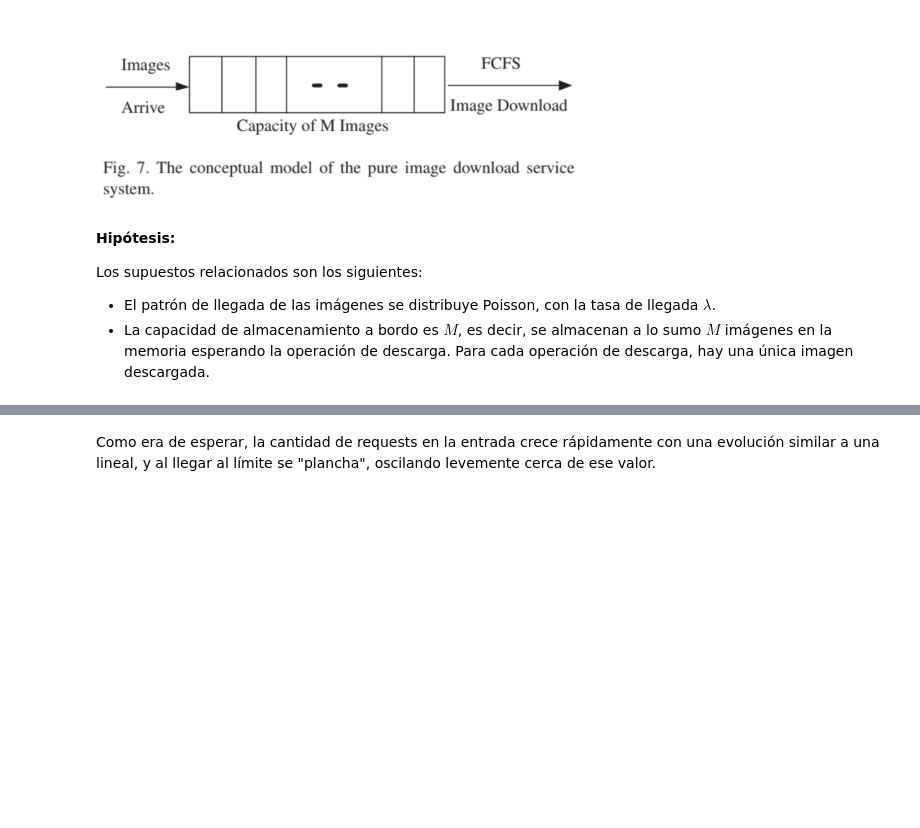
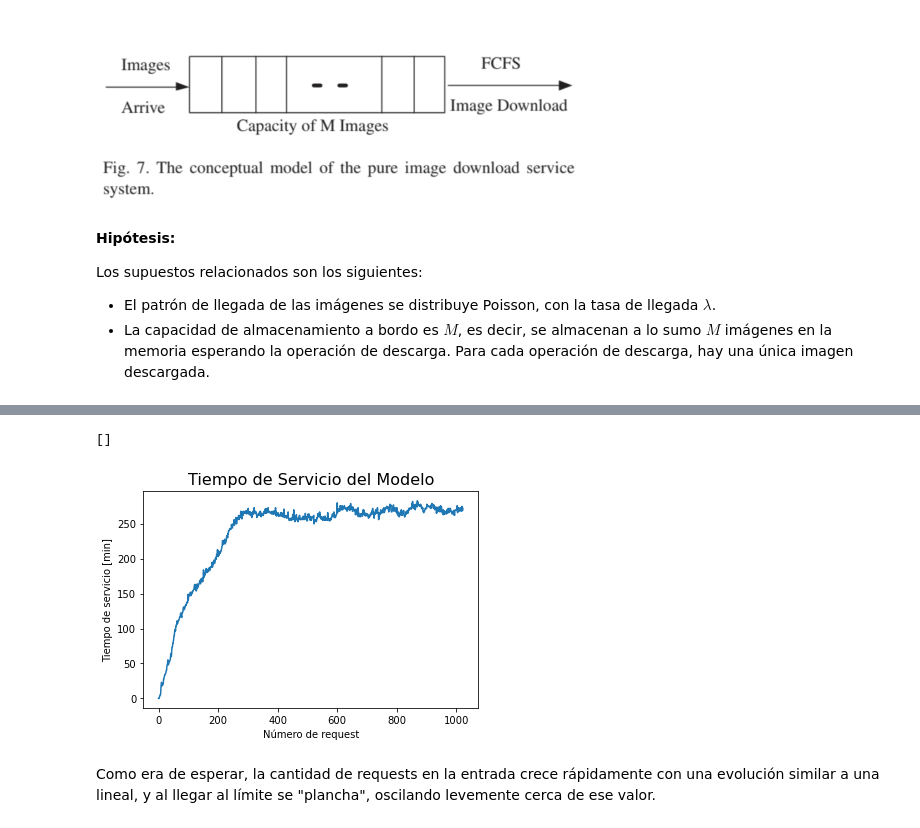
Before and after one commit to AldoRastrelli/Simulacion-FIUBA, a Jupyter notebook: TP2.ipynb, the cells around one changed output, grey strips where cells are left out. Drawn from its saved outputs; the diff is of its cells as text; code cells hidden in the pictures; blank space fills up the shorter version.

Commit message:
Gráfico tiempo de servicio

```diff
--- a/TP2.ipynb
+++ b/TP2.ipynb
@@ -502,3 +516,15 @@ plt.plot()
+# %%
+fig = plt.figure()
+ax = plt.axes()
+
+ax.plot(sat.get_service_times())
+plt.title("Tiempo de Servicio del Modelo", size=16)
+plt.ylabel("Tiempo de servicio [min]")
+plt.xlabel("Número de request")
+plt.plot()
+# %% [output]
+[]
+[figure, added]
 # %% [markdown]
 Como era de esperar, la cantidad de requests en la entrada crece rápidamente con una evolución similar a una lineal, y al llegar al límite se "plancha", oscilando levemente cerca de ese valor.
 # %% [markdown]
```
Also changed, not shown: parts of 13 cells of this notebook.
